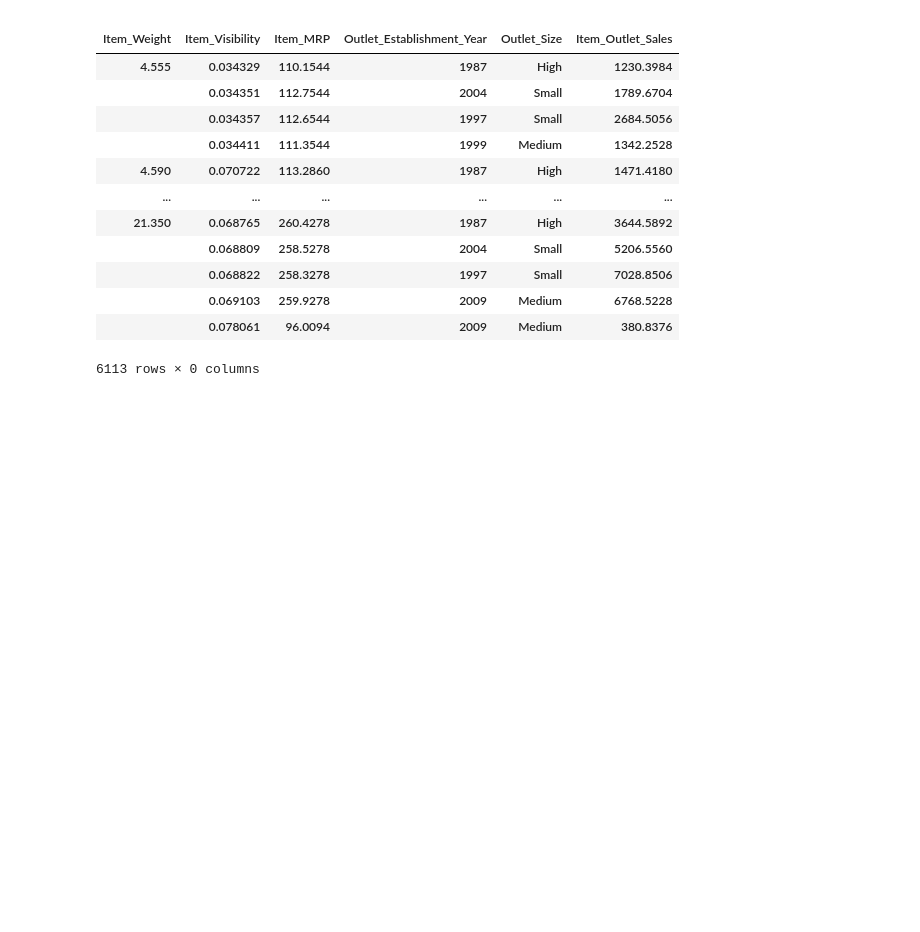
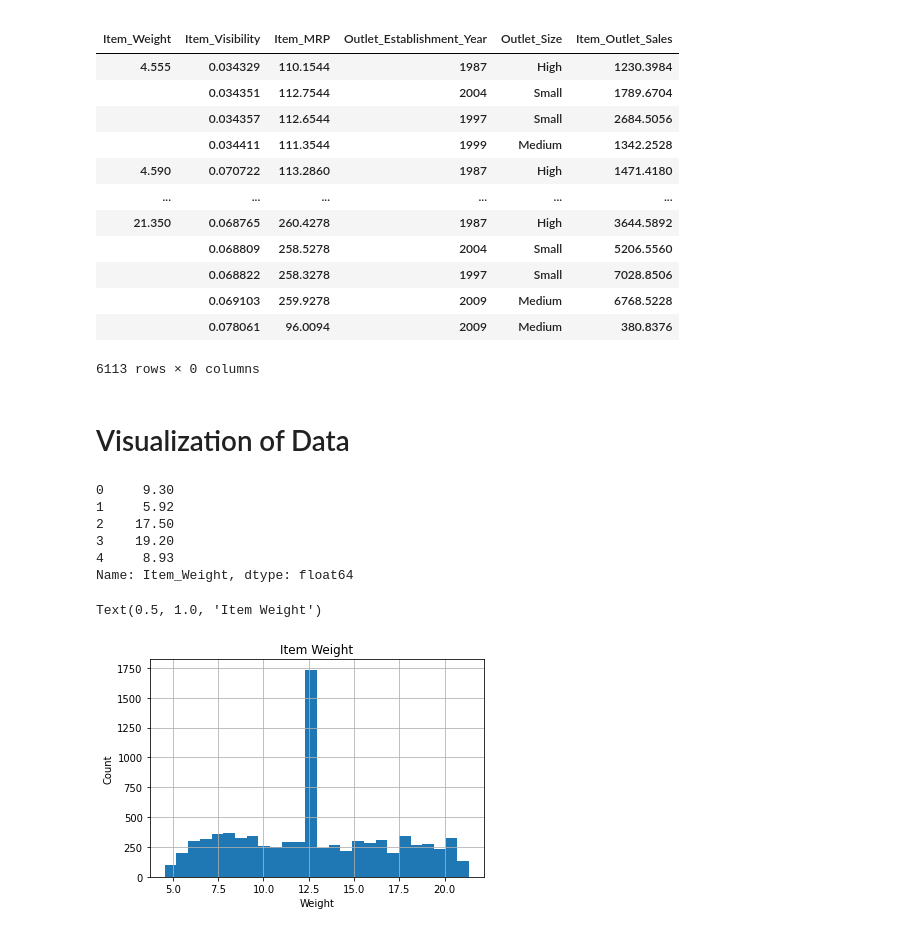
Before and after one commit to Jonathan-Hughes1524/food-sales-prediction, a Jupyter notebook: Sales_Predictor.ipynb, the cells around one changed output. Saved outputs shown, nothing was run; the diff lists cells and outputs as text; code cells hidden in the pictures; blank space fills up the shorter version.

```diff
--- a/Sales_Predictor.ipynb
+++ b/Sales_Predictor.ipynb
@@ -151,3 +151,5 @@ df.groupby(['Item_Weight', 'Item_Visibility','Item_MRP','Outlet_Establishment_Ye
 |  | 0.069103 | 259.9278 | 2009 | Medium | 6768.5228 |
 |  | 0.078061 | 96.0094 | 2009 | Medium | 380.8376 |
 6113 rows × 0 columns
+# %% [markdown]
+# Visualization of Data
@@ -153,0 +160,17 @@ df.groupby(['Item_Weight', 'Item_Visibility','Item_MRP','Outlet_Establishment_Ye
+# %%
+df['Item_Weight'].head()
+# %% [output]
+0     9.30
+1     5.92
+2    17.50
+3    19.20
+4     8.93
+Name: Item_Weight, dtype: float64
+# %%
+df['Item_Weight'].hist(bins='auto')
+plt.xlabel('Weight')
+plt.ylabel('Count')
+plt.title('Item Weight')
+# %% [output]
+Text(0.5, 1.0, 'Item Weight')
+[figure, added]
```
Also changed, not shown: parts of 9 cells of this notebook.
